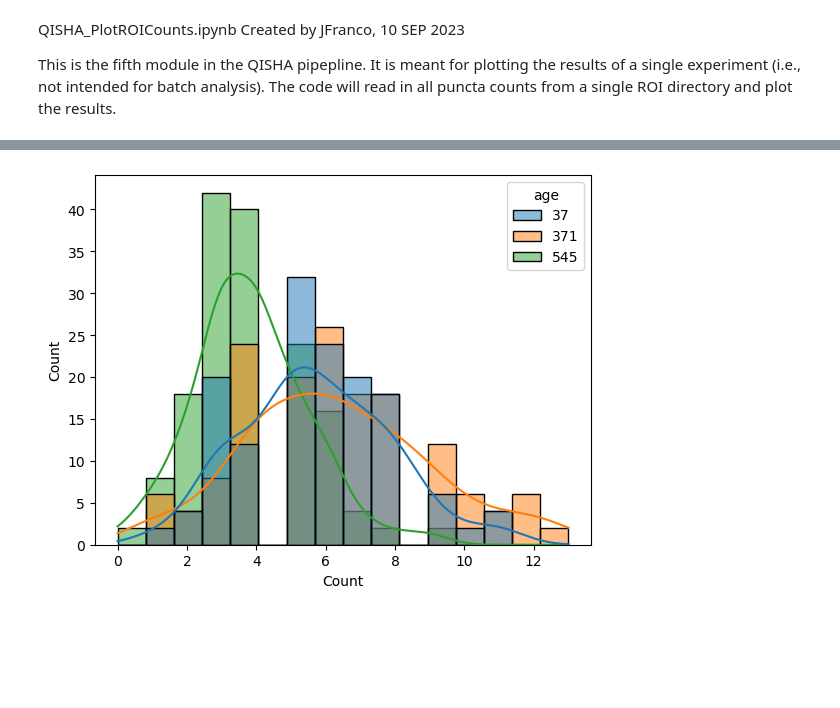
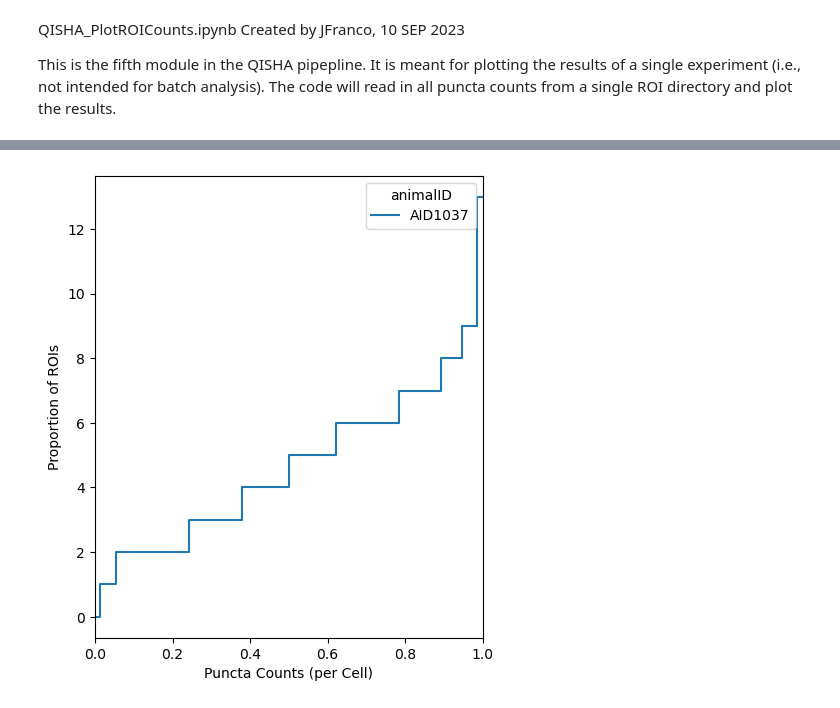
Before and after one commit to engineeringjoy/QISHA, a Jupyter notebook: QISHA_PlotROICounts.ipynb, the cells around one changed output, grey strips where cells are left out. Drawn from its saved outputs; the diff is of its cells as text; code cells hidden in the pictures; blank space fills up the shorter version.

Commit message:
Various improvements
Did a session of testing the parameters and making adjustments to the code to improve segmentation and puncta detection.

```diff
--- a/QISHA_PlotROICounts.ipynb
+++ b/QISHA_PlotROICounts.ipynb
@@ -129,6 +132,14 @@ plt.savefig(dirTR+fnBase+".SwarmBoxPlot.png",  bbox_inches='tight', dpi = 300,
-# %%
-sns.histplot(data=dfAll, x='Count', hue='age',kde=True, hue_order=order)
-plt.savefig(dirTR+fnBase+".HistKDE.png",  bbox_inches='tight', dpi = 300,
-            format = "png")
-# %% [output]
-[figure, removed]
+# %%
+# PLOT CDF OF MXFCs
+plt.figure(figsize=(5, 6))
+ax = sns.ecdfplot(data=dfAll,y='Count', hue="animalID", stat='proportion')
+ax.set(xlabel='Puncta Counts (per Cell)', ylabel='Proportion of ROIs')
+#ax.set(xlim=(0,0.6), ylim=(0, 1))
+#plt.legend(title='Genotype', loc='best', labels=['Wildtype', 'Bclw-/-'])
+#leg = ax.get_legend()
+#leg.legend_handles[0].set_color(legendcolors[0])
+#leg.legend_handles[1].set_color(legendcolors[1])
+plt.savefig(dirTR+fnBase+".ECDF.png",  bbox_inches='tight', dpi = 300,
+            format = "png")
+# %% [output]
+[figure, added]
```
Also changed, not shown: parts of 10 cells of this notebook, 2 other files.
